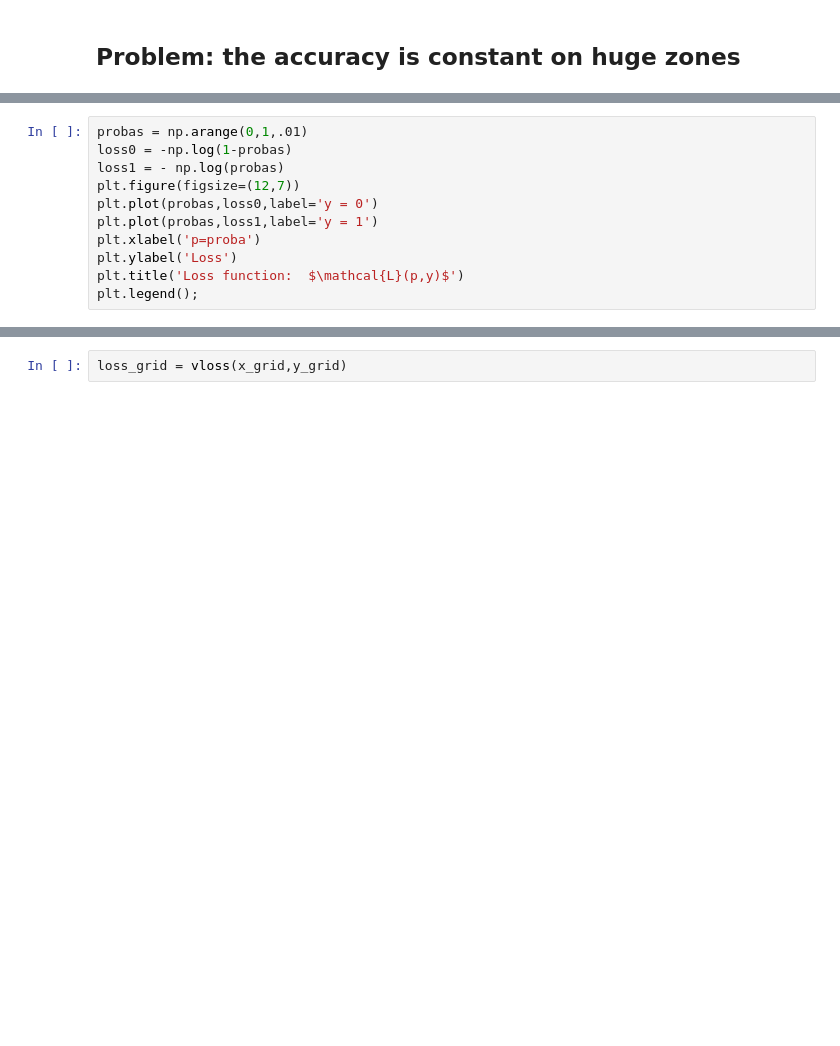
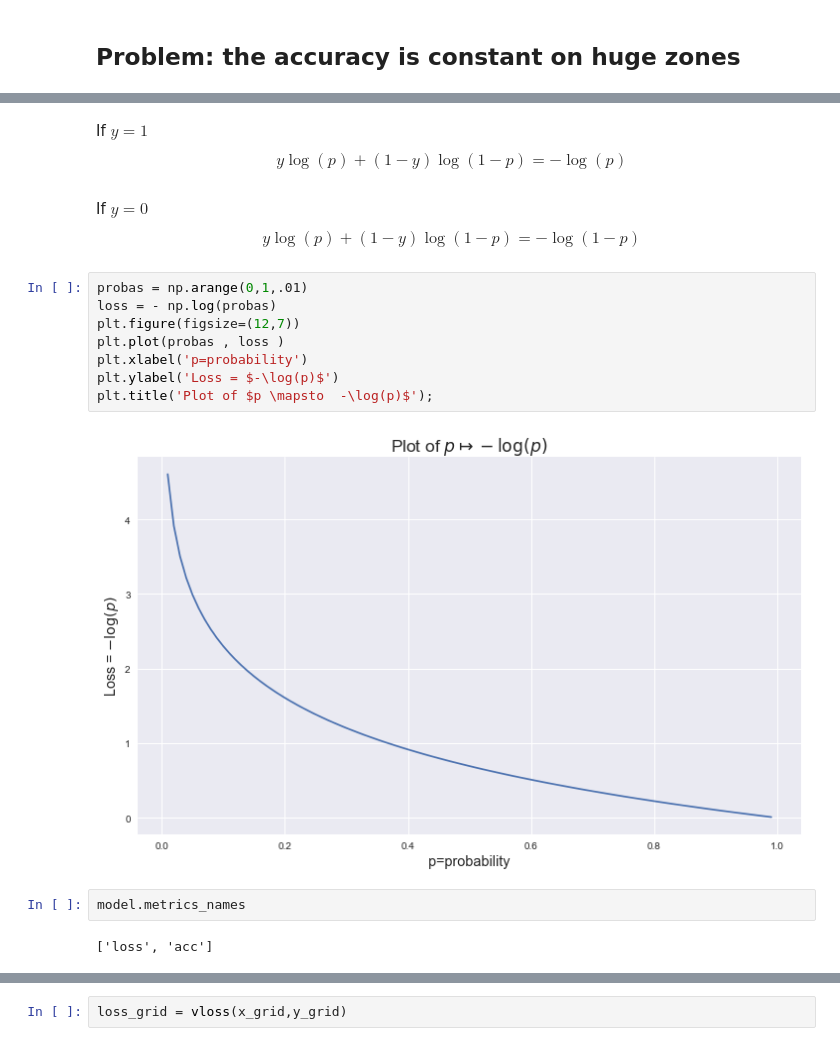
Before and after one commit to florentguymartin/introduction_neuralnetworks_keras, a Jupyter notebook: notebooks/09-fm-talk-slides-rise.ipynb, the cells around one changed output, grey strips where cells are left out. Cells and saved outputs as stored; diff of their text form; blank space fills up the shorter version.

```diff
--- a/notebooks/09-fm-talk-slides-rise.ipynb
+++ b/notebooks/09-fm-talk-slides-rise.ipynb
@@ -311,14 +360,23 @@ $$\text{Loss} :=\sum_{i=1}^n \mathcal{L}(p_i,y_i) = \sum_{i=1}^n y_i \log(p_i) +
 *  <font size=6>$y_i\in \{0,1\}$ is the class of the i-th sample</font>
 
 *  <font size=6>$p_i \in [0,1]$ is the predicted probability $P(x_i)$ calculated by the model</font>
+# %% [markdown]
+If $y=1$
+$$ y \log(p) + (1-y)\log(1-p)  = -\log(p)$$
+# %% [markdown]
+If $y=0$
+$$ y \log(p) + (1-y)\log(1-p)  =  -\log(1-p)$$
 # %%
 probas = np.arange(0,1,.01)
-loss0 = -np.log(1-probas)
-loss1 = - np.log(probas)
+loss = - np.log(probas)
 plt.figure(figsize=(12,7))
-plt.plot(probas,loss0,label='y = 0')
-plt.plot(probas,loss1,label='y = 1')
-plt.xlabel('p=proba')
-plt.ylabel('Loss')
-plt.title('Loss function:  $\mathcal{L}(p,y)$')
-plt.legend();
+plt.plot(probas , loss )
+plt.xlabel('p=probability')
+plt.ylabel('Loss = $-\log(p)$')
+plt.title('Plot of $p \mapsto  -\log(p)$');
+# %% [output]
+[figure, added]
+# %%
+model.metrics_names
+# %% [output]
+['loss', 'acc']
```
Also changed, not shown: parts of 53 cells of this notebook, 8 other files.
